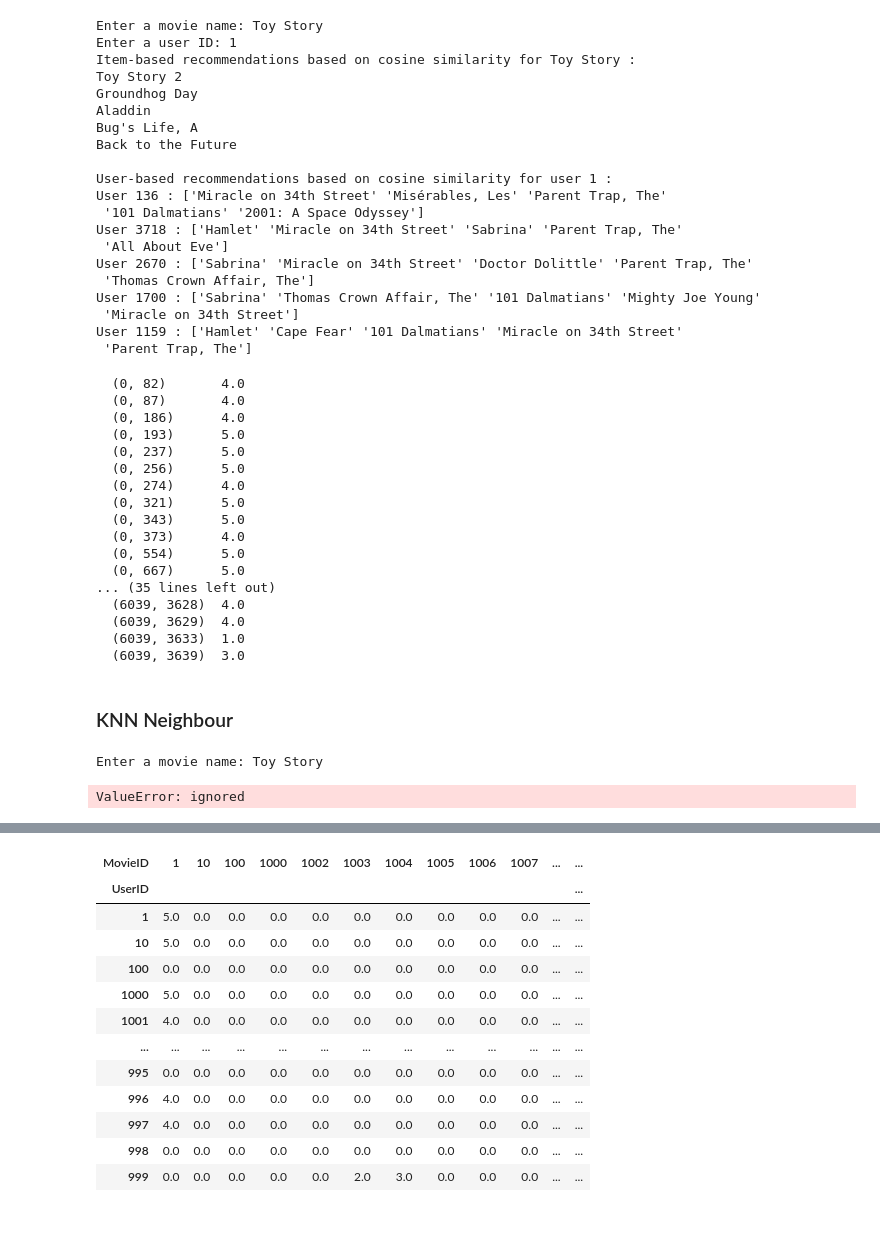
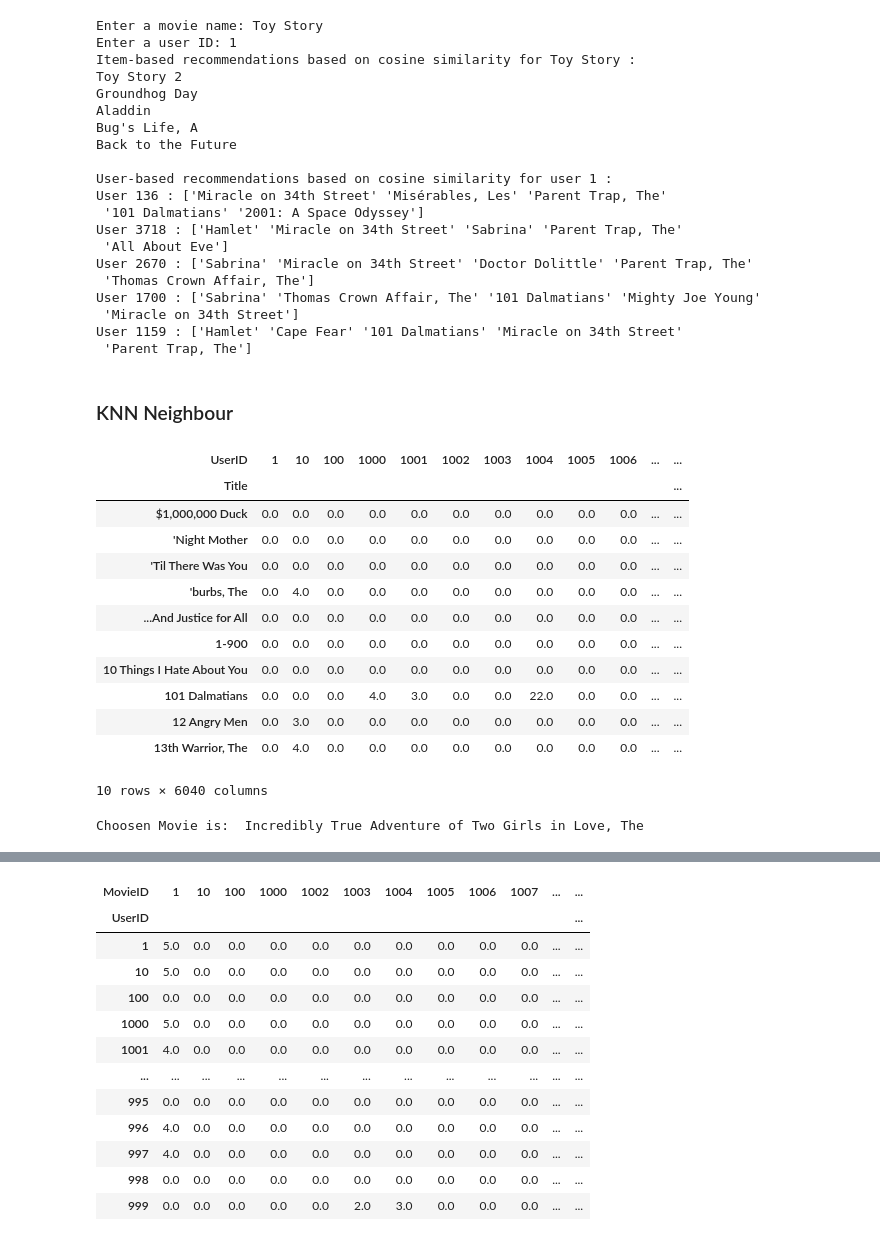
Before and after one commit to PrithiviRajMK/ScalerProjects, a Jupyter notebook: Zee_Recommendation.ipynb, the cells around one changed output, grey strips where cells are left out. Drawn from its saved outputs; the diff is of its cells as text; code cells hidden in the pictures.

```diff
--- a/Zee_Recommendation.ipynb
+++ b/Zee_Recommendation.ipynb
@@ -630,52 +692,32 @@ User 1700 : ['Sabrina' 'Thomas Crown Affair, The' '101 Dalmatians' 'Mighty Joe Y
  'Miracle on 34th Street']
 User 1159 : ['Hamlet' 'Cape Fear' '101 Dalmatians' 'Miracle on 34th Street'
  'Parent Trap, The']
-# %%
-print(user_ratings_sparse)
-# %% [output]
-  (0, 82)       4.0
-  (0, 87)       4.0
-  (0, 186)      4.0
-  (0, 193)      5.0
-  (0, 237)      5.0
-  (0, 256)      5.0
-  (0, 274)      4.0
-  (0, 321)      5.0
-  (0, 343)      5.0
-  (0, 373)      4.0
-  (0, 554)      5.0
-  (0, 667)      5.0
-... (35 lines left out)
-  (6039, 3628)  4.0
-  (6039, 3629)  4.0
-  (6039, 3633)  1.0
-  (6039, 3639)  3.0
 # %% [markdown]
 ### KNN Neighbour
-# %%
-
-from sklearn.neighbors import NearestNeighbors
-# calculate the cosine similarity between all pairs of movies
-item_similarity = cosine_similarity(user_ratings.T)
-
-# get the movie name from the user
-movie_name = input("Enter a movie name: ")
-
-# get the index of the movie in the pivot table
-movie_idx = user_ratings.columns.get_loc(movie_name)
-
-# create a KNN model with cosine similarity
-model_knn = NearestNeighbors(metric='cosine', algorithm='brute')
-model_knn.fit(user_ratings)
-
-# get the 6 nearest neighbors of the selected movie
-distances, indices = model_knn.kneighbors(user_ratings.iloc[:, movie_idx:movie_idx + 1], n_neighbors=6)
-
-# print the recommendations
-print("Top 5 similar movies based on cosine similarity for", movie_name, ":")
-for i in range(1, len(distances.flatten())):
-    if i != 0:
-        print(i, ". ", user_ratings.columns[indices.flatten()[i]])
-# %% [output]
-Enter a movie name: Toy Story
-ValueError: ignored
+# %%
+
+from scipy.sparse import csr_matrix
+data = pd.merge(df_movies,df_rating)
+data = data.iloc[:1000000,:]
+user_movie_table = data.pivot_table(index = ["Title"],columns = ["UserID"],values = "Rating").fillna(0)
+user_movie_table.head(10)
+# %% [output]
+| UserID | 1 | 10 | 100 | 1000 | 1001 | 1002 | 1003 | 1004 | 1005 | 1006 | ... | ... |
+| Title |  |  |  |  |  |  |  |  |  |  |  | ... |
+| $1,000,000 Duck | 0.0 | 0.0 | 0.0 | 0.0 | 0.0 | 0.0 | 0.0 | 0.0 | 0.0 | 0.0 | ... | ... |
+| 'Night Mother | 0.0 | 0.0 | 0.0 | 0.0 | 0.0 | 0.0 | 0.0 | 0.0 | 0.0 | 0.0 | ... | ... |
+| 'Til There Was You | 0.0 | 0.0 | 0.0 | 0.0 | 0.0 | 0.0 | 0.0 | 0.0 | 0.0 | 0.0 | ... | ... |
+| 'burbs, The | 0.0 | 4.0 | 0.0 | 0.0 | 0.0 | 0.0 | 0.0 | 0.0 | 0.0 | 0.0 | ... | ... |
+| ...And Justice for All | 0.0 | 0.0 | 0.0 | 0.0 | 0.0 | 0.0 | 0.0 | 0.0 | 0.0 | 0.0 | ... | ... |
+| 1-900 | 0.0 | 0.0 | 0.0 | 0.0 | 0.0 | 0.0 | 0.0 | 0.0 | 0.0 | 0.0 | ... | ... |
+| 10 Things I Hate About You | 0.0 | 0.0 | 0.0 | 0.0 | 0.0 | 0.0 | 0.0 | 0.0 | 0.0 | 0.0 | ... | ... |
+| 101 Dalmatians | 0.0 | 0.0 | 0.0 | 4.0 | 3.0 | 0.0 | 0.0 | 22.0 | 0.0 | 0.0 | ... | ... |
+| 12 Angry Men | 0.0 | 3.0 | 0.0 | 0.0 | 0.0 | 0.0 | 0.0 | 0.0 | 0.0 | 0.0 | ... | ... |
+| 13th Warrior, The | 0.0 | 4.0 | 0.0 | 0.0 | 0.0 | 0.0 | 0.0 | 0.0 | 0.0 | 0.0 | ... | ... |
+10 rows × 6040 columns
+# %%
+# We choose random movie.
+query_index = np.random.choice(user_movie_table.shape[0])
+print("Choosen Movie is: ",user_movie_table.index[query_index])
+# %% [output]
+Choosen Movie is:  Incredibly True Adventure of Two Girls in Love, The
```
Also changed, not shown: parts of 23 cells of this notebook.
